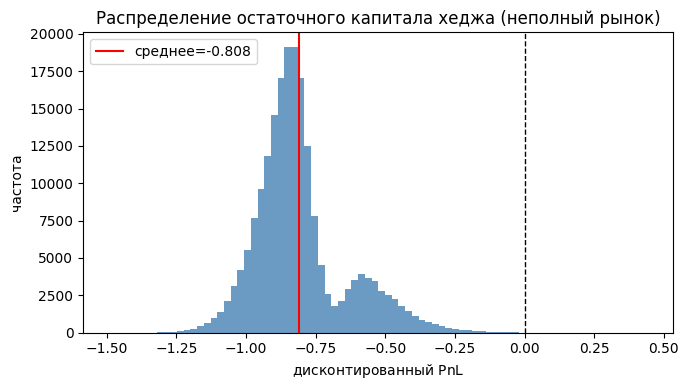
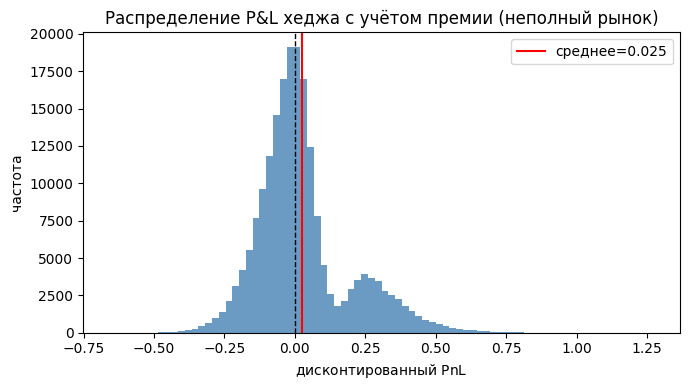
Code edit (unified diff) that turned the first committed figure into the second:
--- before
+++ after
@@ -1,3 +1,4 @@
-X=pnl_store['single']
+pi_single = main_results['single']['pi_alpha']
+X = pnl_store['single'] + pi_single   # полный P&L хеджера: премия + торговля - выплата
 plt.figure(figsize=(7,4))
 plt.hist(X, bins=80, color='steelblue', alpha=0.8)
@@ -5,5 +6,5 @@
 plt.axvline(X.mean(), color='r', ls='-', lw=1.5, label=f"среднее={X.mean():.3f}")
 plt.xlabel(r"дисконтированный $\mathrm{PnL}$"); plt.ylabel("частота")
-plt.title("Распределение остаточного капитала хеджа (неполный рынок)")
+plt.title("Распределение P&L хеджа с учётом премии (неполный рынок)")
 plt.legend(); plt.tight_layout(); plt.show()
 print(f"PnL: среднее={X.mean():.4f}, ст.откл={X.std():.4f}, "

Commit: правки 2